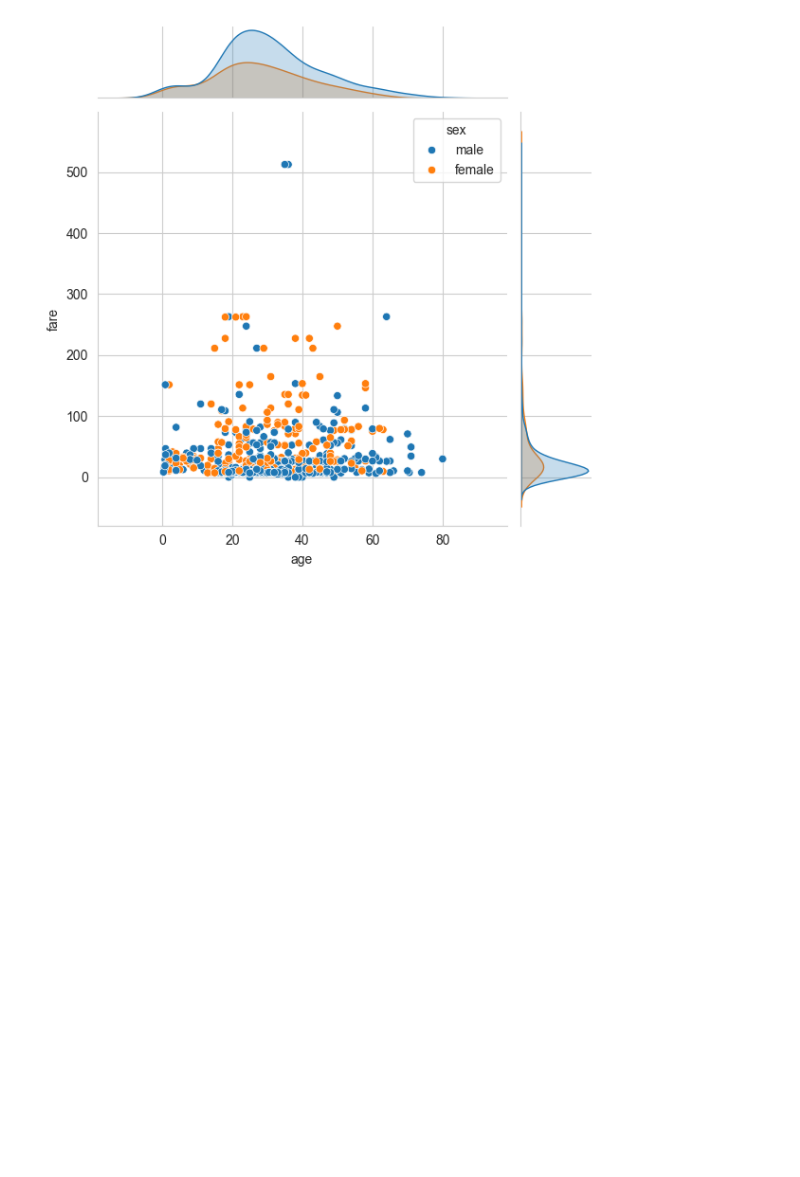
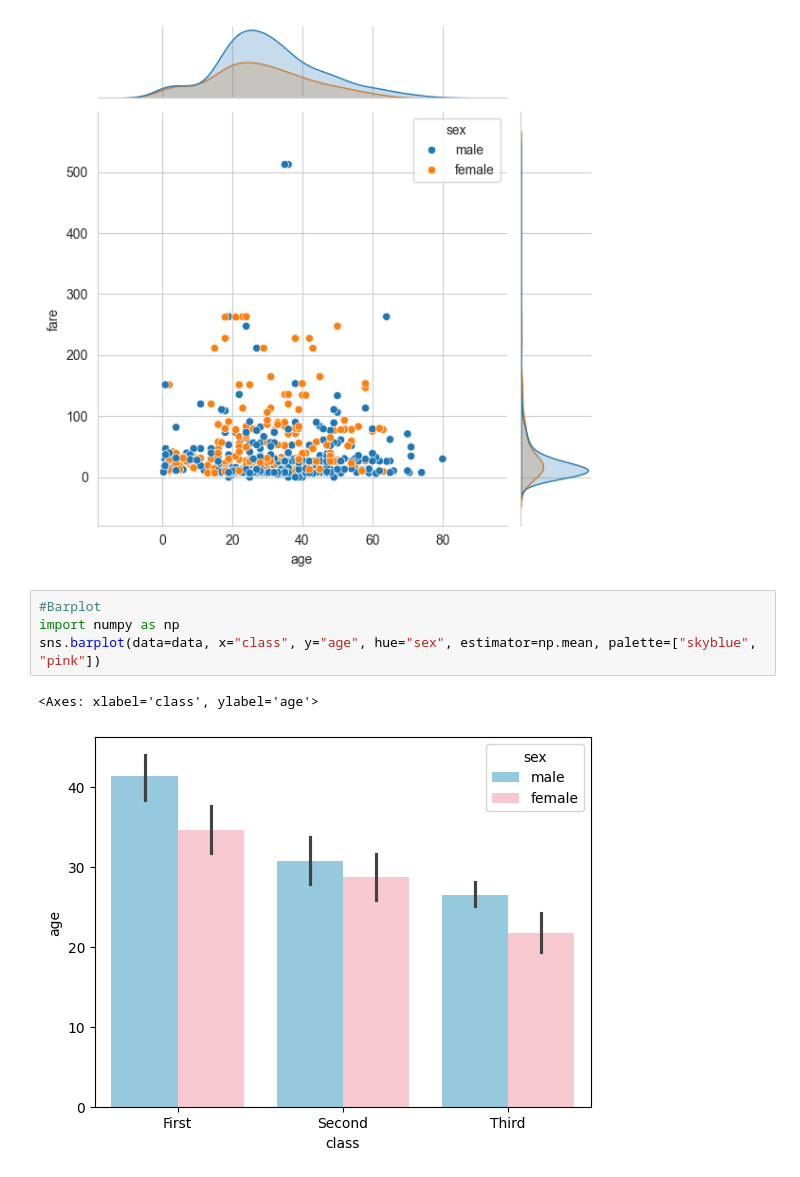
Before and after one commit to mahir4707/Python-for-Data-Analytics, a Jupyter notebook: Chapter 4 - Seaborn/main.ipynb, the cells around one changed output. Saved outputs shown, nothing was run; the diff lists cells and outputs as text; blank space fills up the shorter version.

```diff
--- a/Chapter 4 - Seaborn/main.ipynb
+++ b/Chapter 4 - Seaborn/main.ipynb
@@ -132,3 +132,10 @@ sns.jointplot(data =data, x="age", y="fare", hue="sex")
 # %% [output]
 <seaborn.axisgrid.JointGrid at 0x...>
 [figure]
+# %%
+#Barplot
+import numpy as np
+sns.barplot(data=data, x="class", y="age", hue="sex", estimator=np.mean, palette=["skyblue", "pink"])
+# %% [output]
+<Axes: xlabel='class', ylabel='age'>
+[figure, added]
```
Also changed, not shown: parts of 9 cells of this notebook.
